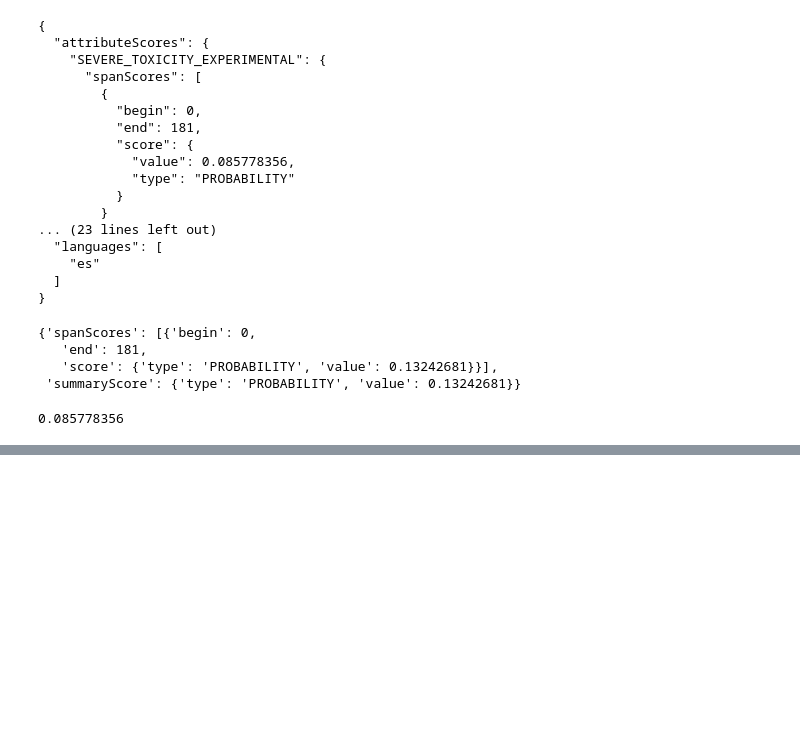
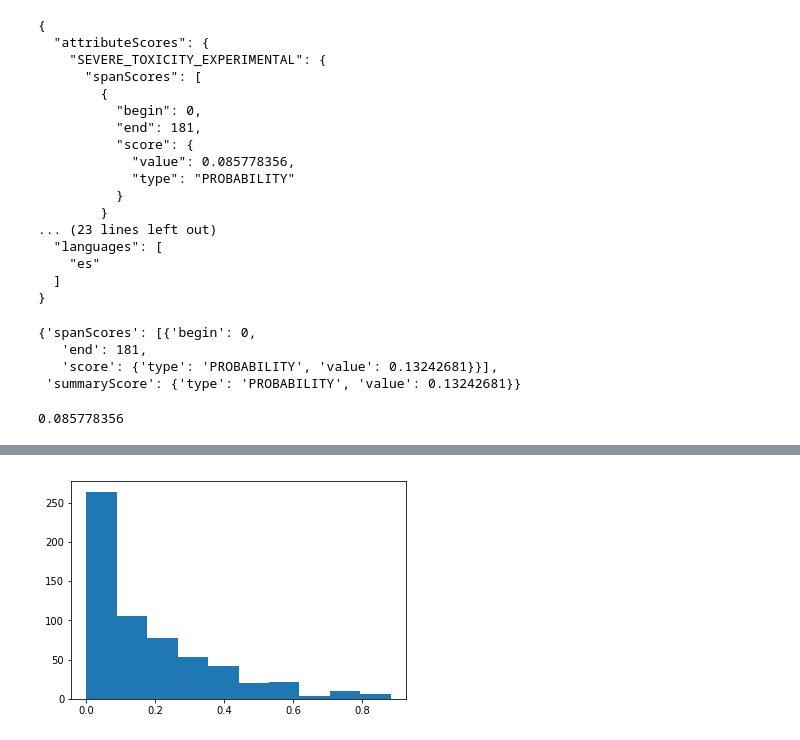
Before and after one commit to pbagedelli/analisis-comentarios, a Jupyter notebook: Perspective prueba.ipynb, the cells around one changed output, grey strips where cells are left out. Cells and saved outputs as stored; diff of their text form; code cells hidden in the pictures; blank space fills up the shorter version.

```diff
--- a/Perspective prueba.ipynb
+++ b/Perspective prueba.ipynb
@@ -166,0 +198,4 @@ df_comentarios.to_csv('./data/hugo moyano pedido detencion hijo Perspective.csv'
+# %%
+plt.hist(resultados.loc[resultados.seccion == 'Economía'].severe_toxicity.dropna());
+# %% [output]
+[figure, added]
```
Also changed, not shown: parts of 16 cells of this notebook.
